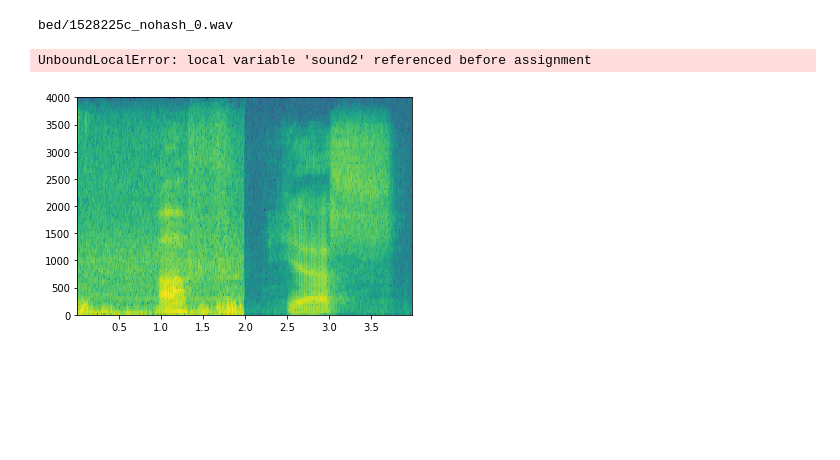
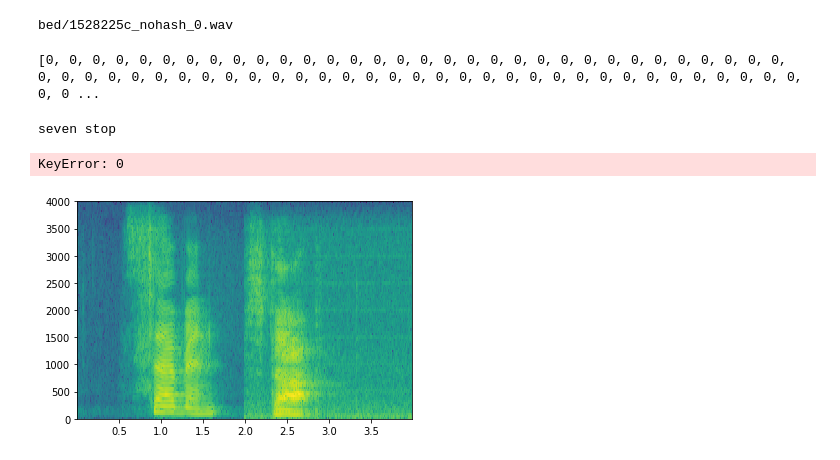
Before and after one commit to isro01/conversational_bot, a Jupyter notebook: data_gen_aud_aug.ipynb, the cells around one changed output. Saved outputs shown, nothing was run; the diff lists cells and outputs as text; code cells hidden in the pictures; blank space fills up the shorter version.

```diff
--- a/data_gen_aud_aug.ipynb
+++ b/data_gen_aud_aug.ipynb
@@ -10,5 +10,5 @@ def label_out(inp):
             break
         else:
             temp=temp+c
-    temp = word_dict[temp]
+#     temp = word_dict[temp]
     return temp
@@ -83,7 +185,9 @@ class DataGenerator(keras.utils.Sequence):
 #             Store class
 #             temp = label_out(ID)
 #             print(temp)
-            y.append(ll)
+#             print(ll)
+            lf = get_param(ll)
+            y.append(lf)
 #             y[i] = labels[i]
         return X, y
 
@@ -94,13 +198,14 @@ class DataGenerator(keras.utils.Sequence):
         temp_audio = random.choice(list_IDs_temp)
         if(temp_audio != ID):
             id2 = label_out(temp_audio)
-            sound2 = AudioSegment.from_wav('aud_data/' + temp_audio)
-        combined_sounds = sound1+sound2
-        list_lab = []
-        list_lab.append(id1)
-        list_lab.append(id2)
+#             sound2 = AudioSegment.from_wav('aud_data/' + temp_audio)
+        else:
+            id2=id1
+        combined_sounds = sound1+ AudioSegment.from_wav('aud_data/' + temp_audio)
+        label_str = id1 + " " + id2
+        print(label_str)
         combined_sounds.export('dump.wav', format="wav")
-        return "dump.wav", list_lab
+        return "dump.wav", label_str
         os.remove('dump.wav')
 # %%
 from keras.models import Sequential
@@ -189,7 +294,9 @@ def make_labels(ls,file):
 make_labels(labels, train_list)
 make_labels(labels_valid, valid_list)
 
-# print(labels)
+print(labels)
+# %% [output]
+[0, 0, 0, 0, 0, 0, 0, 0, 0, 0, 0, 0, 0, 0, 0, 0, 0, 0, 0, 0, 0, 0, 0, 0, 0, 0, 0, 0, 0, 0, 0, 0, 0, 0, 0, 0, 0, 0, 0, 0, 0, 0, 0, 0, 0, 0, 0, 0, 0, 0, 0, 0, 0, 0, 0, 0, 0, 0, 0, 0, 0, 0, 0, 0, 0, 0, 0 ...
 # %%
 def graph_spectrogram(wav_file):
     rate, data = get_wav_info(wav_file)
@@ -231,12 +338,13 @@ params = {'dim': (101,398),
 # Generators
 training_generator = DataGenerator(train_list, labels, **params)
 # %%
-x, y = training_generator.__getitem__(4)
-print(y[4])
-print(x[4])
+x, y = training_generator.__getitem__(0)
+print(y[0])
+print(x[0])
 # %% [output]
-UnboundLocalError: local variable 'sound2' referenced before assignment
+seven stop
+KeyError: 0
-[figure, old version]
+[figure, new version]
 # %%
 print(x.shape)
 print(np.shape(y))
```
Also changed, not shown: parts of 4 cells of this notebook.
